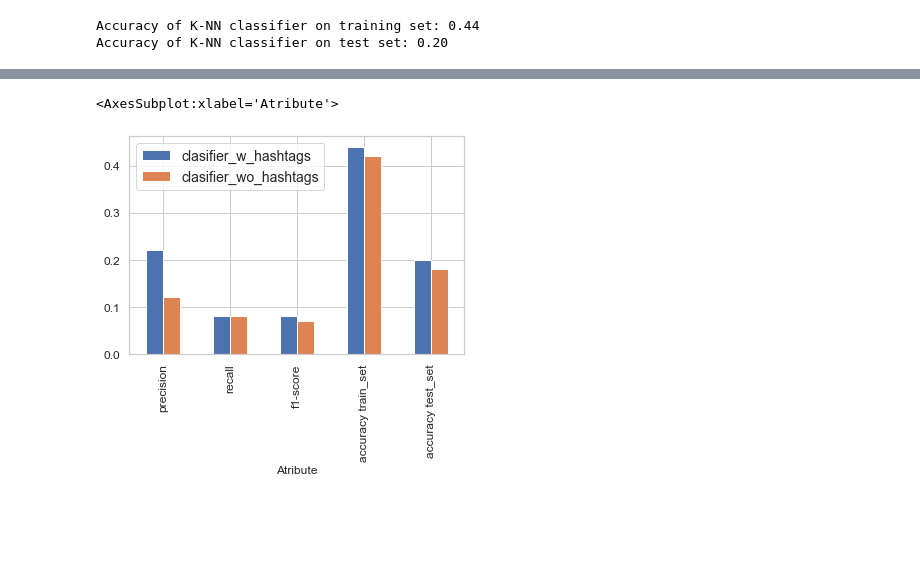
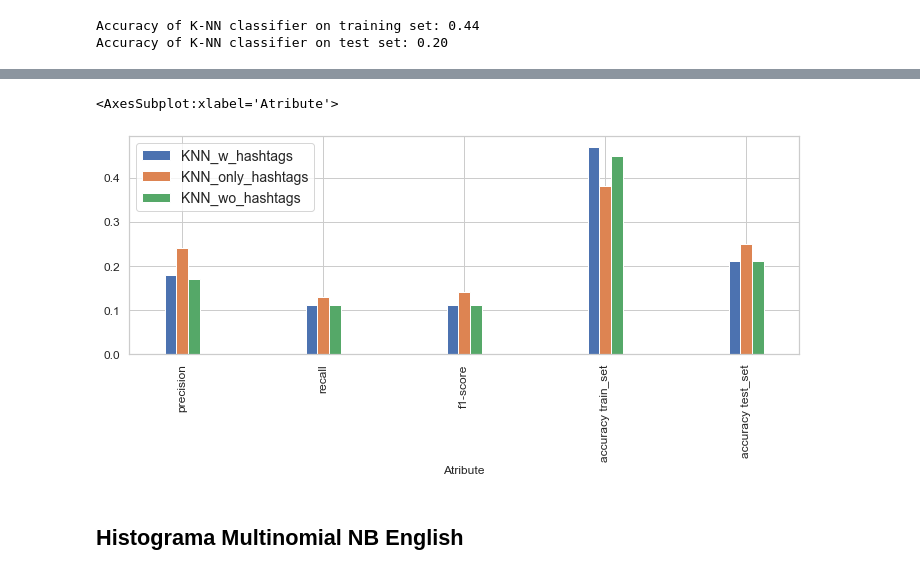
Before and after one commit to furrutiav/data-mining-2022, a Jupyter notebook: Hitos/H3/Pregunta 5.ipynb, the cells around one changed output, grey strips where cells are left out. Cells and saved outputs as stored; diff of their text form; code cells hidden in the pictures; blank space fills up the shorter version.

```diff
--- a/Hitos/H3/Pregunta 5.ipynb
+++ b/Hitos/H3/Pregunta 5.ipynb
@@ -397,0 +1135,16 @@ df
+# %%
+%matplotlib inline
+import numpy as np
+import matplotlib.pyplot as plt
+import pandas
+#import seaborn
+#seaborn.set(style='ticks')
+
+df=pd.DataFrame()
+df['Atribute'] = ['precision', 'recall', 'f1-score', 'accuracy train_set', 'accuracy test_set']
+df['KNN_w_hashtags'] = [0.18, 0.11, 0.11, 0.47, 0.21]
+df['KNN_only_hashtags'] = [0.24, 0.13, 0.14, 0.38, 0.25]
+df['KNN_wo_hashtags'] = [ 0.17,0.11,0.11, 0.45, 0.21]
+
+
+df
@@ -398,5 +1158,7 @@ df
 # %%
-df.plot.bar(x='Atribute')
+df.plot.bar(x='Atribute',figsize=(12,4), width=0.25)
 # %% [output]
 <AxesSubplot:xlabel='Atribute'>
-[figure, old version]
+[figure, new version]
+# %% [markdown]
+## Histograma Multinomial NB English
```
Also changed, not shown: parts of 74 cells of this notebook.
